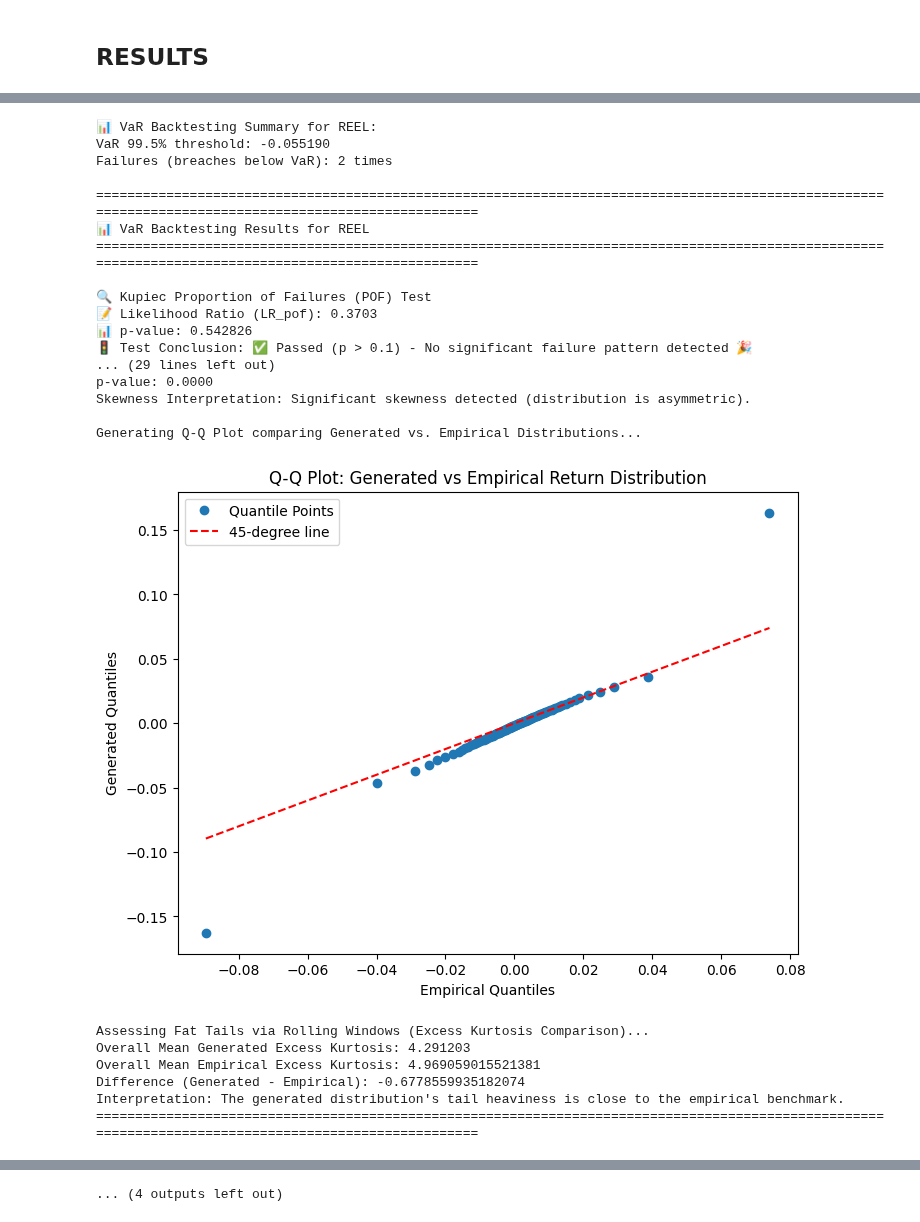
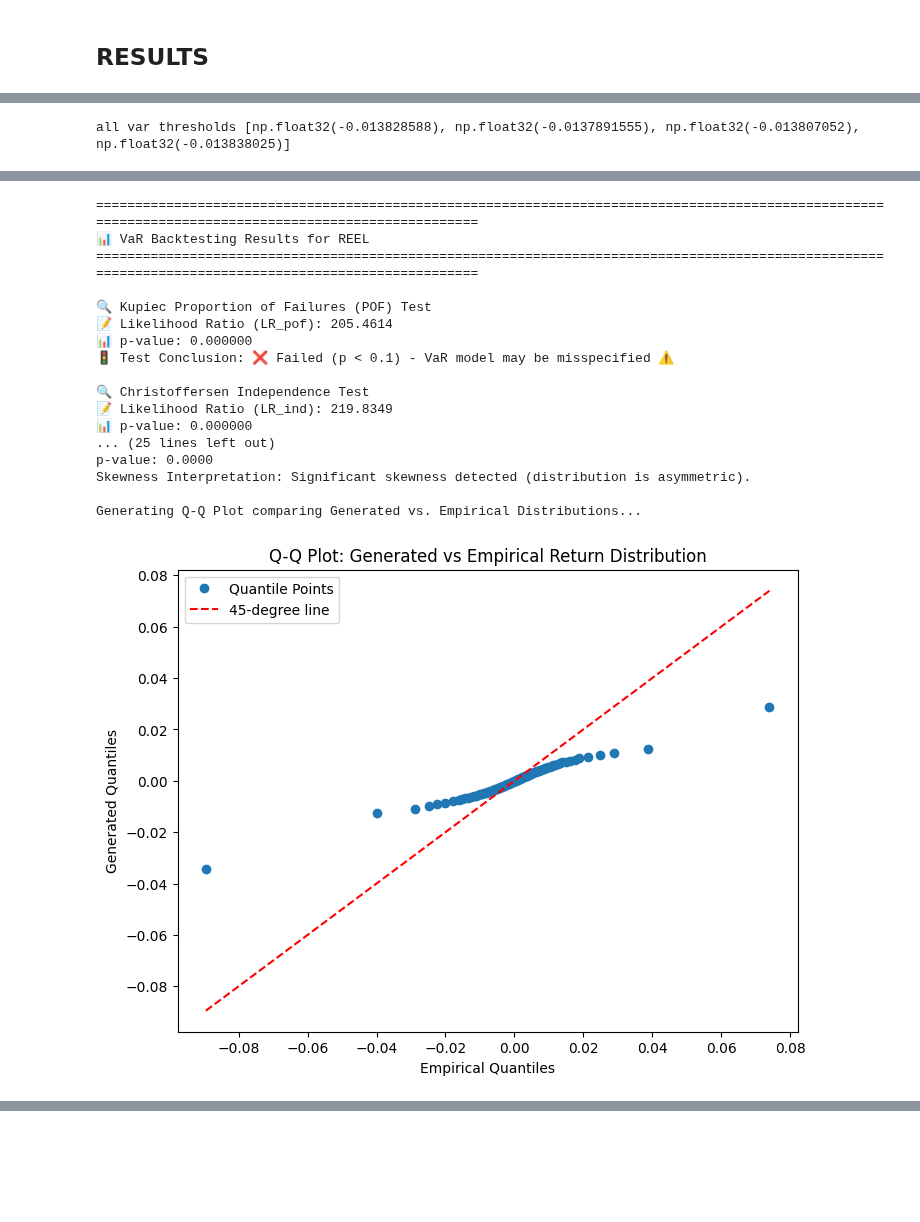
Before and after one commit to nickaskari/master-thesis, a Jupyter notebook: internal_models/CGANs/results_1.ipynb, the cells around one changed output, grey strips where cells are left out. Saved outputs shown, nothing was run; the diff lists cells and outputs as text; code cells hidden in the pictures; blank space fills up the shorter version.

```diff
--- a/internal_models/CGANs/results_1.ipynb
+++ b/internal_models/CGANs/results_1.ipynb
@@ -39,7 +39,8 @@ def fetch_data_df():
 
     start_test_date = pd.to_datetime(start_test_date)
 
-    selected_columns = df.iloc[:, [0,1,2,4]]  # Remember: Python uses 0-based indexing
+    columns = [0]#[0,1,2,4]
+    selected_columns = df.iloc[:, columns]  # Remember: Python uses 0-based indexing
 
     pre_test_df = selected_columns[selected_columns.index < start_test_date]
     test_df = selected_columns[selected_columns.index >= start_test_date].iloc[:252]
@@ -52,7 +55,7 @@ asset_names = returns_df.columns
 # %% [markdown]
 ## TRAINING CGAN
 # %%
-from CGAN1 import CGAN1
+from cgan1 import CGAN1
 
 for asset_name in returns_df.columns:
     print(f"Training CGAN for {asset_name}...")
@@ -63,7 +66,8 @@ for asset_name in returns_df.columns:
 
     # Train WGAN for this asset
     gan.train()
-    gan.generate_scenarios(num_scenarios=20000)
+    #gan.generate_scenarios(num_scenarios=20000)
+    generate_quarterly_scenarios(gan, test_returns_df, asset_name, num_scenarios_per_condition=10000)
 
     print(f"Finished training CGAN for {asset_name}.\n")
 # %% [output]
@@ -173,7 +81,13 @@ Mean Pairwise Distance (Generated): 0.206293
 # %%
 for asset_name in returns_df.columns:
-    generated_returns = load_generated_returns(asset_name, test=True)
-    failures = backtest_var_single_asset(test_returns_df[asset_name], generated_returns, asset_name)
-    perform_var_backtesting_tests(failures=failures, returns=test_returns_df[asset_name], var_forecast=None, asset_name=asset_name, generated_returns=generated_returns)
-    perform_distribution_tests(generated_returns=generated_returns, empirical_returns_rolling=create_rolling_empirical(returns_df[asset_name]), asset_name = asset_name)
+    # Create a new function that loads all fucking quarter for a fucking asset
+    generated_returns = load_all_generated_quarters(asset_name, quarterly=True, test=True)
+
+    failures, var_thresholds = backtest_var_single_asset(test_returns_df[asset_name], generated_returns, asset_name, quarterly=True)
+
+    perform_var_backtesting_tests(failures=failures, returns=test_returns_df[asset_name], var_forecast=var_thresholds, asset_name=asset_name, generated_returns=generated_returns)
+
+
+    perform_distribution_tests(generated_returns=generated_returns[0], empirical_returns_rolling=create_rolling_empirical(returns_df[asset_name]), asset_name = asset_name)
 # %% [output]
+all var thresholds [np.float32(-0.013828588), np.float32(-0.0137891555), np.float32(-0.013807052), np.float32(-0.013838025)]
@@ -181,24 +95,18 @@ for asset_name in returns_df.columns:
-📊 VaR Backtesting Summary for REEL:
-VaR 99.5% threshold: -0.055190
-Failures (breaches below VaR): 2 times
-
-======================================================================================================================================================
-📊 VaR Backtesting Results for REEL
-======================================================================================================================================================
-
-🔍 Kupiec Proportion of Failures (POF) Test
-📝 Likelihood Ratio (LR_pof): 0.3703
-📊 p-value: 0.542826
-🚦 Test Conclusion: ✅ Passed (p > 0.1) - No significant failure pattern detected 🎉
-... (29 lines left out)
-p-value: 0.0000
-Skewness Interpretation: Significant skewness detected (distribution is asymmetric).
-
-Generating Q-Q Plot comparing Generated vs. Empirical Distributions...
+======================================================================================================================================================
+📊 VaR Backtesting Results for REEL
+======================================================================================================================================================
+
+🔍 Kupiec Proportion of Failures (POF) Test
+📝 Likelihood Ratio (LR_pof): 205.4614
+📊 p-value: 0.000000
+🚦 Test Conclusion: ❌ Failed (p < 0.1) - VaR model may be misspecified ⚠️
+
+🔍 Christoffersen Independence Test
+📝 Likelihood Ratio (LR_ind): 219.8349
+📊 p-value: 0.000000
+... (25 lines left out)
+p-value: 0.0000
+Skewness Interpretation: Significant skewness detected (distribution is asymmetric).
+
+Generating Q-Q Plot comparing Generated vs. Empirical Distributions...
-[figure, old version]
+[figure, new version]
-Assessing Fat Tails via Rolling Windows (Excess Kurtosis Comparison)...
-Overall Mean Generated Excess Kurtosis: 4.291203
-Overall Mean Empirical Excess Kurtosis: 4.969059015521381
-Difference (Generated - Empirical): -0.6778559935182074
-Interpretation: The generated distribution's tail heaviness is close to the empirical benchmark.
-======================================================================================================================================================
@@ -255 +118,0 @@ Interpretation: The generated distribution exhibits significantly lighter tails
-... (4 outputs left out)
```
Also changed, not shown: parts of 5 cells of this notebook, 10 other files.
